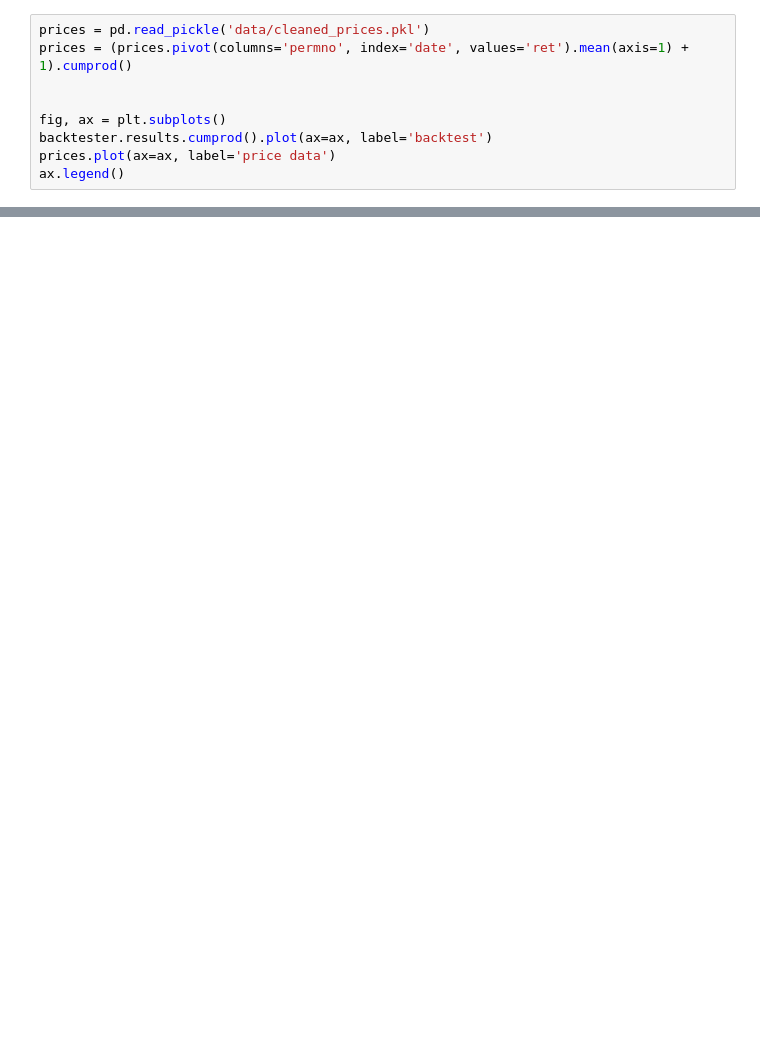
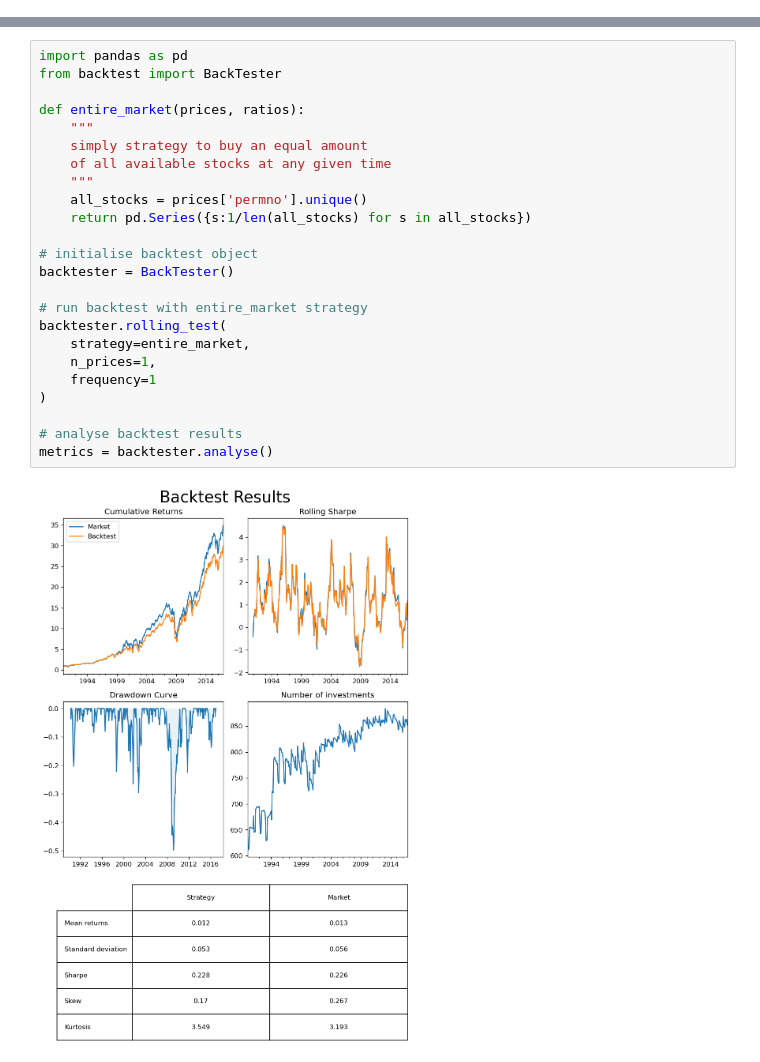
Before and after one commit to hjalmarheld/financial_analysis, a Jupyter notebook: backtesting.ipynb, the cells around one changed output, grey strips where cells are left out. Cells and saved outputs as stored; diff of their text form; blank space fills up the shorter version.

```diff
--- a/backtesting.ipynb
+++ b/backtesting.ipynb
@@ -128,9 +0,0 @@ backtester.investments['allocs'].apply(len).plot()
-# %%
-prices = pd.read_pickle('data/cleaned_prices.pkl')
-prices = (prices.pivot(columns='permno', index='date', values='ret').mean(axis=1) + 1).cumprod()
-
-
-fig, ax = plt.subplots()
-backtester.results.cumprod().plot(ax=ax, label='backtest')
-prices.plot(ax=ax, label='price data')
-ax.legend()
@@ -148,0 +26,26 @@ dtype: float64
+# %%
+import pandas as pd
+from backtest import BackTester
+
+def entire_market(prices, ratios):
+    """
+    simply strategy to buy an equal amount
+    of all available stocks at any given time
+    """
+    all_stocks = prices['permno'].unique()
+    return pd.Series({s:1/len(all_stocks) for s in all_stocks})
+
+# initialise backtest object
+backtester = BackTester()
+
+# run backtest with entire_market strategy
+backtester.rolling_test(
+    strategy=entire_market,
+    n_prices=1,
+    frequency=1
+)
+
+# analyse backtest results
+metrics = backtester.analyse()
+# %% [output]
+[figure, added]
```
Also changed, not shown: parts of 19 cells of this notebook, 7 other files.
